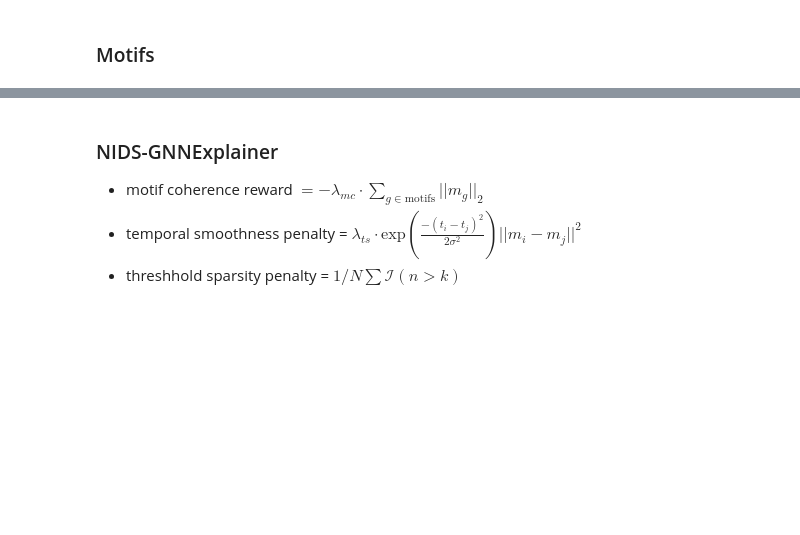
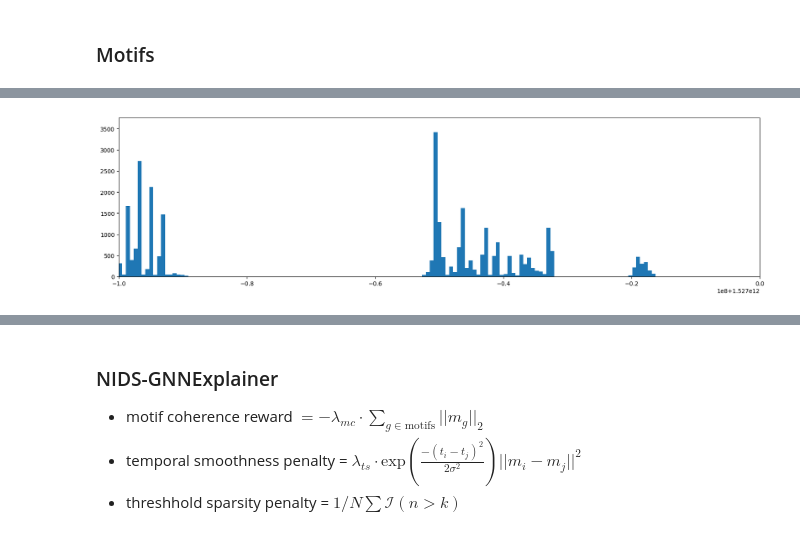
Before and after one commit to ljrn8/COMP4003, a Jupyter notebook: notebooks/xAI/BoT-IoT_gnne_adaptation.ipynb, the cells around one changed output, grey strips where cells are left out. Saved outputs shown, nothing was run; the diff lists cells and outputs as text; code cells hidden in the pictures; blank space fills up the shorter version.

```diff
--- a/notebooks/xAI/BoT-IoT_gnne_adaptation.ipynb
+++ b/notebooks/xAI/BoT-IoT_gnne_adaptation.ipynb
@@ -131,0 +180,12 @@ pyg_lg.x[:, 51].sum(), pyg_lg.x[:, 52].sum()
+# %%
+f, a = plt.subplots(figsize=(20, 5))
+
+plt.hist(
+    df['FLOW_START_MILLISECONDS'],
+    bins=5000
+)
+
+plt.xlim((1.5269e12, 1.5270e12))
+plt.show()
+# %% [output]
+[figure, added]
```
Also changed, not shown: parts of 10 cells of this notebook.
